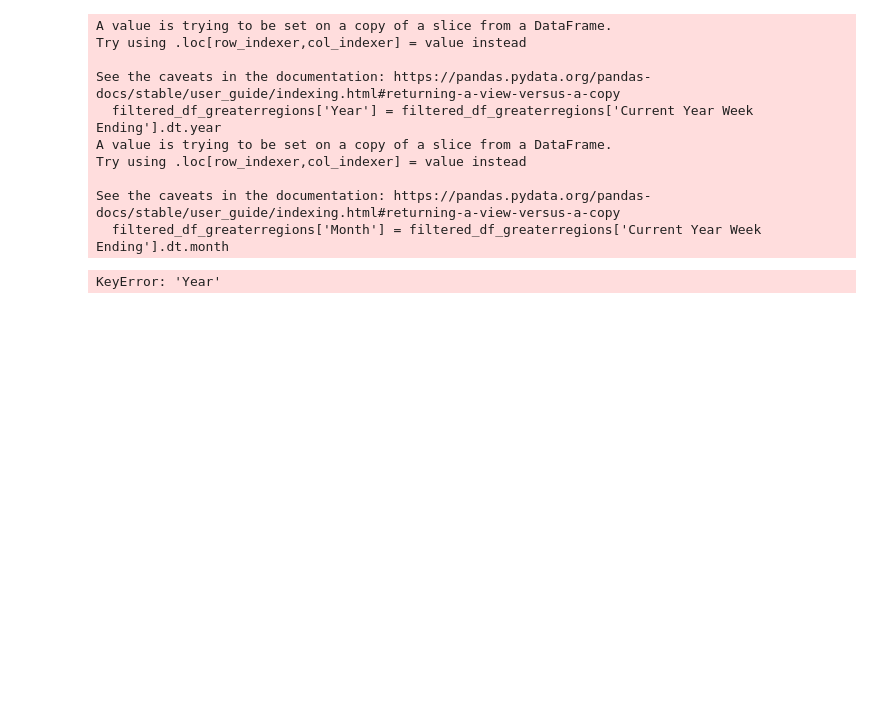
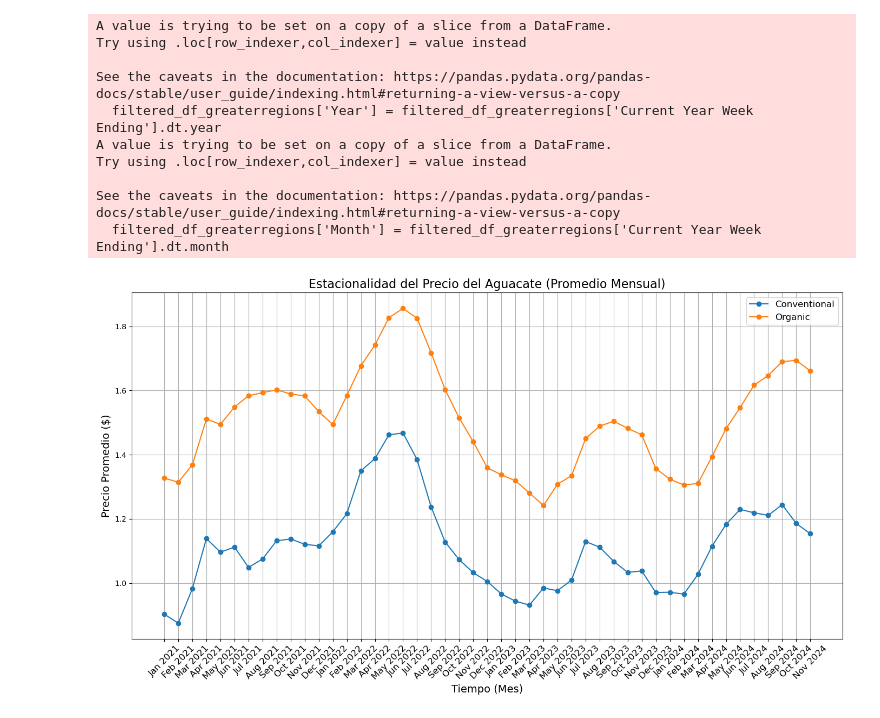
Before and after one commit to arboldeku/Avocado-2.0, a Jupyter notebook: code/series_temporales.ipynb, the cells around one changed output. Cells and saved outputs as stored; diff of their text form; code cells hidden in the pictures; blank space fills up the shorter version.

```diff
--- a/code/series_temporales.ipynb
+++ b/code/series_temporales.ipynb
@@ -63,8 +111,12 @@ Try using .loc[row_indexer,col_indexer] = value instead
 
 See the caveats in the documentation: https://pandas.pydata.org/pandas-docs/stable/user_guide/indexing.html#returning-a-view-versus-a-copy
   filtered_df_greaterregions['Month'] = filtered_df_greaterregions['Current Year Week Ending'].dt.month
+# %%
+# Filtrar nuevamente para asegurarse de que Year y Month estén presentes
+df_conventional = filtered_df_greaterregions[filtered_df_greaterregions['Type'] == 'Conventional']
+df_organic = filtered_df_greaterregions[filtered_df_greaterregions['Type'] == 'Organic']
 # %%
-# Agrupar por Año y Mes para calcular promedios
+# Agrupar por Year y Month para calcular promedios
 monthly_conventional = (
     df_conventional.groupby(['Year', 'Month'])['ASP Current Year']
     .mean()
@@ -78,16 +130,32 @@ monthly_organic = (
     .reset_index()
     .rename(columns={'ASP Current Year': 'Organic'})
 )
-
-# Combinar ambos tipos en un solo DataFrame
-monthly_seasonality = pd.merge(
-    monthly_conventional,
-    monthly_organic,
-    on=['Year', 'Month'],
-    how='outer'
-)
-
-# Ordenar por año y mes para garantizar coherencia
-monthly_seasonality.sort_values(by=['Year', 'Month'], inplace=True)
-# %% [output]
-KeyError: 'Year'
+# %%
+# Combinar ambos en un solo DataFrame
+monthly_seasonality = pd.merge(
+    monthly_conventional,
+    monthly_organic,
+    on=['Year', 'Month'],
+    how='outer'
+)
+
+# Crear etiquetas de tiempo
+monthly_seasonality['Time'] = pd.to_datetime(
+    monthly_seasonality[['Year', 'Month']].assign(Day=1)
+).dt.strftime('%b %Y')
+# %%
+# Graficar
+import matplotlib.pyplot as plt
+plt.figure(figsize=(14, 8))
+plt.plot(monthly_seasonality['Time'], monthly_seasonality['Conventional'], label='Conventional', marker='o')
+plt.plot(monthly_seasonality['Time'], monthly_seasonality['Organic'], label='Organic', marker='o')
+plt.title('Estacionalidad del Precio del Aguacate (Promedio Mensual)', fontsize=16)
+plt.xlabel('Tiempo (Mes)', fontsize=14)
+plt.ylabel('Precio Promedio ($)', fontsize=14)
+plt.xticks(rotation=45, fontsize=12)
+plt.legend(fontsize=12)
+plt.grid(True)
+plt.tight_layout()
+plt.show()
+# %% [output]
+[figure, added]
```
Also changed, not shown: parts of 11 cells of this notebook, 1 other file.
